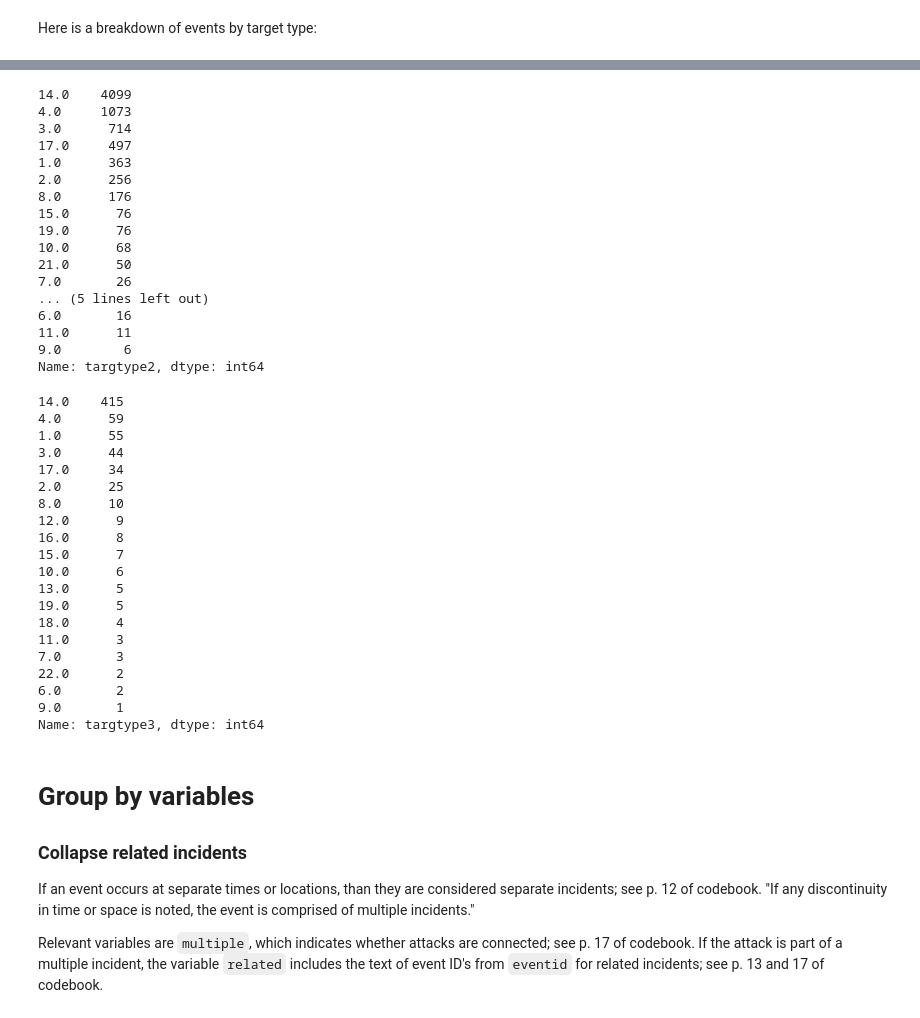
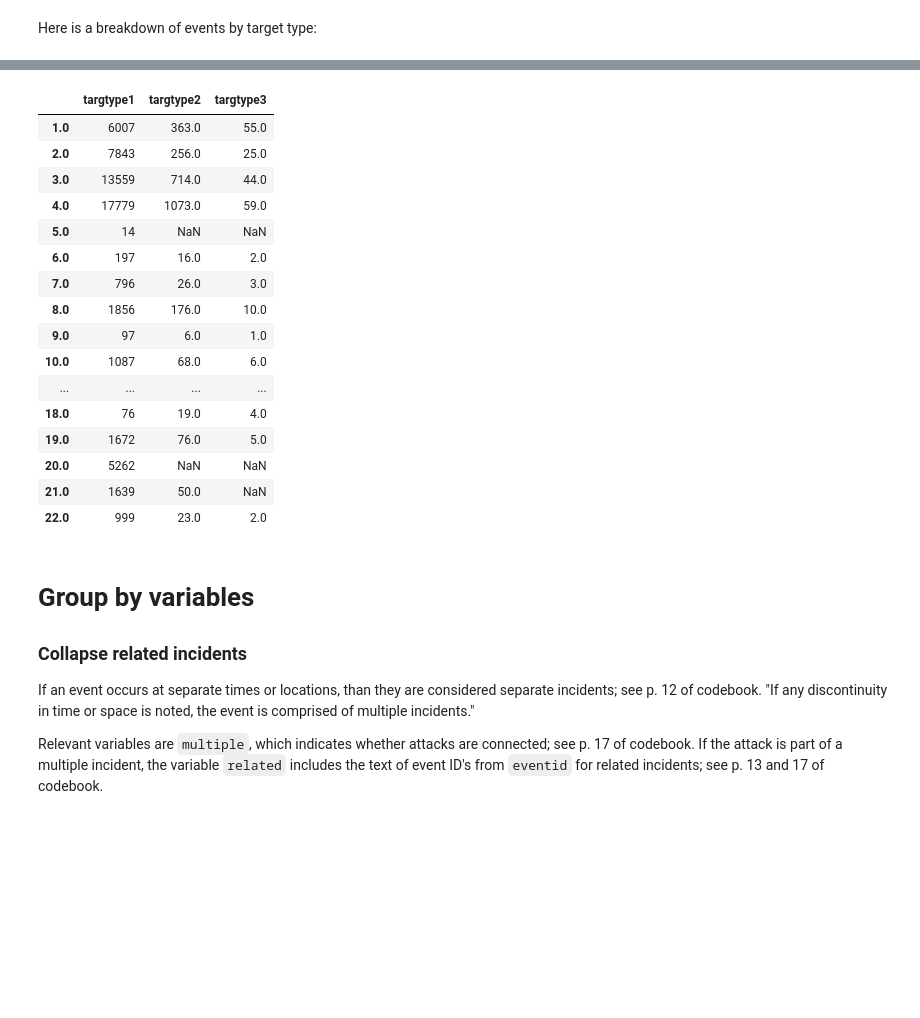
Before and after one commit to brooke-l-hawkins/milestone-i-project, a Jupyter notebook: code/clean_terrorism.ipynb, the cells around one changed output, grey strips where cells are left out. Saved outputs shown, nothing was run; the diff lists cells and outputs as text; code cells hidden in the pictures; blank space fills up the shorter version.

Commit message:
improve breakdown of attack and event type value counts

```diff
--- a/code/clean_terrorism.ipynb
+++ b/code/clean_terrorism.ipynb
@@ -221,46 +185,25 @@ Name: targtype1, dtype: int64
-# %%
-df.targtype2.value_counts()
-# %% [output]
-14.0    4099
-4.0     1073
-3.0      714
-17.0     497
-1.0      363
-2.0      256
-8.0      176
-15.0      76
-19.0      76
-10.0      68
-21.0      50
-7.0       26
-... (5 lines left out)
-6.0       16
-11.0      11
-9.0        6
-Name: targtype2, dtype: int64
-# %%
-df.targtype3.value_counts()
-# %% [output]
-14.0    415
-4.0      59
-1.0      55
-3.0      44
-17.0     34
-2.0      25
-8.0      10
-12.0      9
-16.0      8
-15.0      7
-10.0      6
-13.0      5
-19.0      5
-18.0      4
-11.0      3
-7.0       3
-22.0      2
-6.0       2
-9.0       1
-Name: targtype3, dtype: int64
+# %%
+pd.DataFrame({'targtype1':df.targtype1.value_counts(),
+              'targtype2':df.targtype2.value_counts(),
+              'targtype3':df.targtype3.value_counts()})
+# %% [output]
+|  | targtype1 | targtype2 | targtype3 |
+| 1.0 | 6007 | 363.0 | 55.0 |
+| 2.0 | 7843 | 256.0 | 25.0 |
+| 3.0 | 13559 | 714.0 | 44.0 |
+| 4.0 | 17779 | 1073.0 | 59.0 |
+| 5.0 | 14 | NaN | NaN |
+| 6.0 | 197 | 16.0 | 2.0 |
+| 7.0 | 796 | 26.0 | 3.0 |
+| 8.0 | 1856 | 176.0 | 10.0 |
+| 9.0 | 97 | 6.0 | 1.0 |
+| 10.0 | 1087 | 68.0 | 6.0 |
+| ... | ... | ... | ... |
+| 18.0 | 76 | 19.0 | 4.0 |
+| 19.0 | 1672 | 76.0 | 5.0 |
+| 20.0 | 5262 | NaN | NaN |
+| 21.0 | 1639 | 50.0 | NaN |
+| 22.0 | 999 | 23.0 | 2.0 |
 # %%
 # create flag for any tourist targets
 df['targtour'] = (df.targtype1 == 8) | (df.targtype2 == 8) | (df.targtype3 == 8)
```
Also changed, not shown: parts of 5 cells of this notebook.
